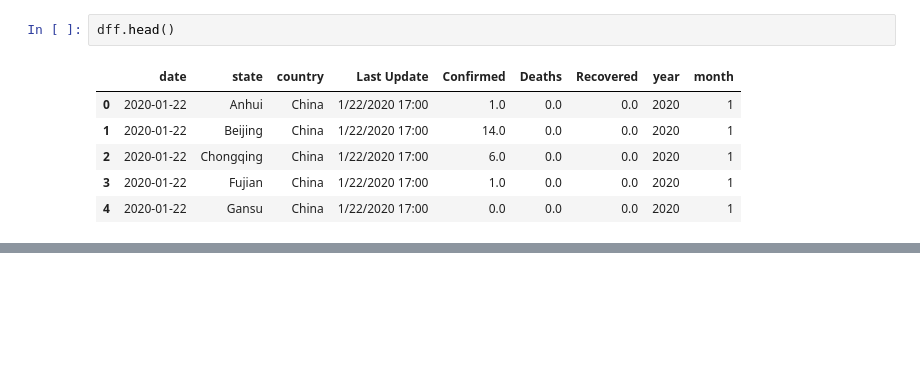
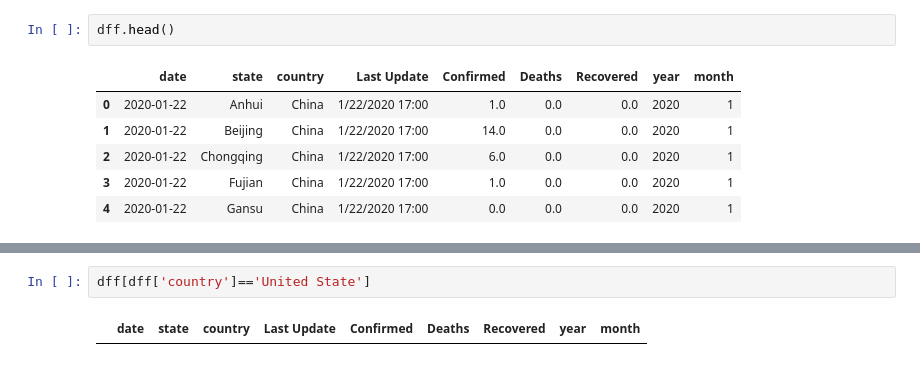
Before and after one commit to isoori/Novel-Corona-Virus, a Jupyter notebook: Untitled.ipynb, the cells around one changed output, grey strips where cells are left out. Saved outputs shown, nothing was run; the diff lists cells and outputs as text; blank space fills up the shorter version.

```diff
--- a/Untitled.ipynb
+++ b/Untitled.ipynb
@@ -105,0 +143,4 @@ Name: Deaths, Length: 228, dtype: float64
+# %%
+dff[dff['country']=='United State']
+# %% [output]
+|  | date | state | country | Last Update | Confirmed | Deaths | Recovered | year | month |
```
Also changed, not shown: parts of 9 cells of this notebook.
